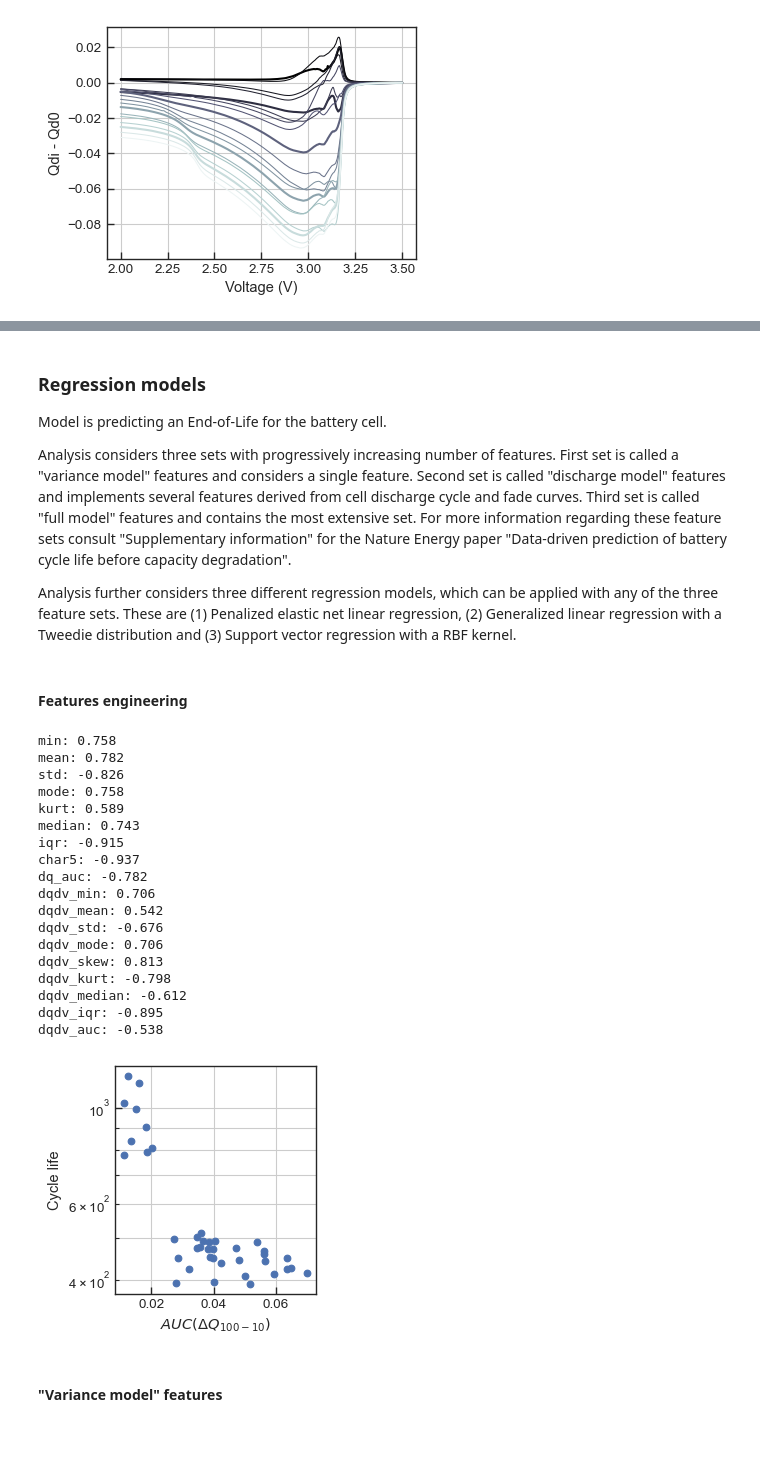
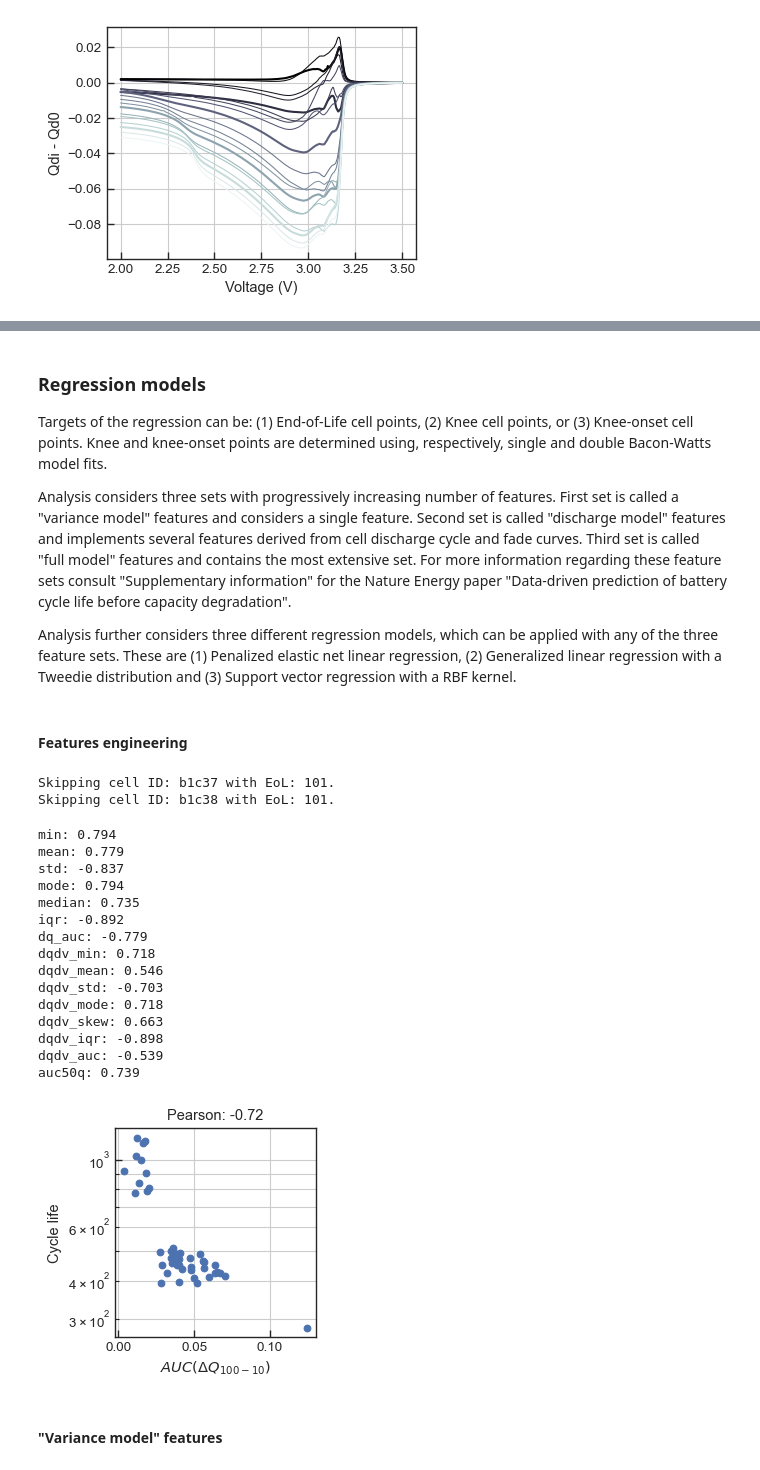
Before and after one commit to sarajcev/data-driven-prediction-of-battery-cycle-life-before-capacity-degradation, a Jupyter notebook: Models.ipynb, the cells around one changed output, grey strips where cells are left out. Cells and saved outputs as stored; diff of their text form; code cells hidden in the pictures; blank space fills up the shorter version.

```diff
--- a/Models.ipynb
+++ b/Models.ipynb
@@ -37,7 +39,9 @@ sns.set_style('ticks', {'xtick.direction':'in', 'ytick.direction':'in'})
 ### Import dataset
 # %%
 # NOTE: Running this cell can take some time.
+path = os.path.dirname('/home/ps/Documents/Batteries/')  # EDIT HERE
 matlab_file = '2018-02-20_batchdata_updated_struct_errorcorrect.mat'
-bat_dict = import_dataset(matlab_file)
+file_path = os.path.join(path, matlab_file)
+bat_dict = import_dataset(file_path)
 # %%
 # This is a nested dictionary object.
@@ -167,7 +177,7 @@ plt.show()
 # %% [markdown]
 ### Regression models
 
-Model is predicting an End-of-Life for the battery cell.
+Targets of the regression can be: (1) End-of-Life cell points, (2) Knee cell points, or (3) Knee-onset cell points. Knee and knee-onset points are determined using, respectively, single and double Bacon-Watts model fits.
 
 Analysis considers three sets with progressively increasing number of features. First set is called a "variance model" features and considers a single feature. Second set is called "discharge model" features and implements several features derived from cell discharge cycle and fade curves. Third set is called "full model" features and contains the most extensive set. For more information regarding these feature sets consult "Supplementary information" for the Nature Energy paper "Data-driven prediction of battery cycle life before capacity degradation".
 
@@ -175,5 +185,9 @@ Analysis further considers three different regression models, which can be appli
 # %% [markdown]
 #### Features engineering
 # %%
-# Regression on battery cells End-of-Life values.
-X_data, y_data = get_features_from_data(bat_dict, skip_outliers=True)
+# Targets are battery cells End-of-Life values.
+X_data, y_data = get_features_targets_from_data(bat_dict, targets='eol',
+                                                skip_outliers=False)
+# %% [output]
+Skipping cell ID: b1c37 with EoL: 101.
+Skipping cell ID: b1c38 with EoL: 101.
@@ -204,35 +200,35 @@ for col in df.columns:
     if p < -0.5 or p > 0.5:
         print(f'{col}: {p:.3f}')
 # %% [output]
-min: 0.758
-mean: 0.782
-std: -0.826
-mode: 0.758
-kurt: 0.589
-median: 0.743
-iqr: -0.915
-char5: -0.937
-dq_auc: -0.782
-dqdv_min: 0.706
-dqdv_mean: 0.542
-dqdv_std: -0.676
-dqdv_mode: 0.706
-dqdv_skew: 0.813
-dqdv_kurt: -0.798
-dqdv_median: -0.612
-dqdv_iqr: -0.895
-dqdv_auc: -0.538
+min: 0.794
+mean: 0.779
+std: -0.837
+mode: 0.794
+median: 0.735
+iqr: -0.892
+dq_auc: -0.779
+dqdv_min: 0.718
+dqdv_mean: 0.546
+dqdv_std: -0.703
+dqdv_mode: 0.718
+dqdv_skew: 0.663
+dqdv_iqr: -0.898
+dqdv_auc: -0.539
+auc50q: 0.739
 # %%
 fig, ax = plt.subplots(figsize=(3,3))
+# Pearson's correlation coefficient.
+rho, _ = pearsonr(X_data['dq_auc'], y_data)
+ax.set_title(f'Pearson: {rho:.2f}')
 ax.set_yscale('log')
 ax.scatter(X_data['dq_auc'], y_data)
 ax.set_xlabel(r'$AUC(\Delta Q_{100-10})$')
 ax.set_ylabel('Cycle life')
 ax.grid(which='both', axis='both')
 fig.tight_layout()
 plt.show()
 # %% [output]
-[figure, old version]
+[figure, new version]
 # %%
 # Select one of the following feature sets: 'variance', 'discharge' or 'full'.
 set_of_features = 'variance'  # EDIT HERE
```
Also changed, not shown: parts of 29 cells of this notebook, 1 other file.
